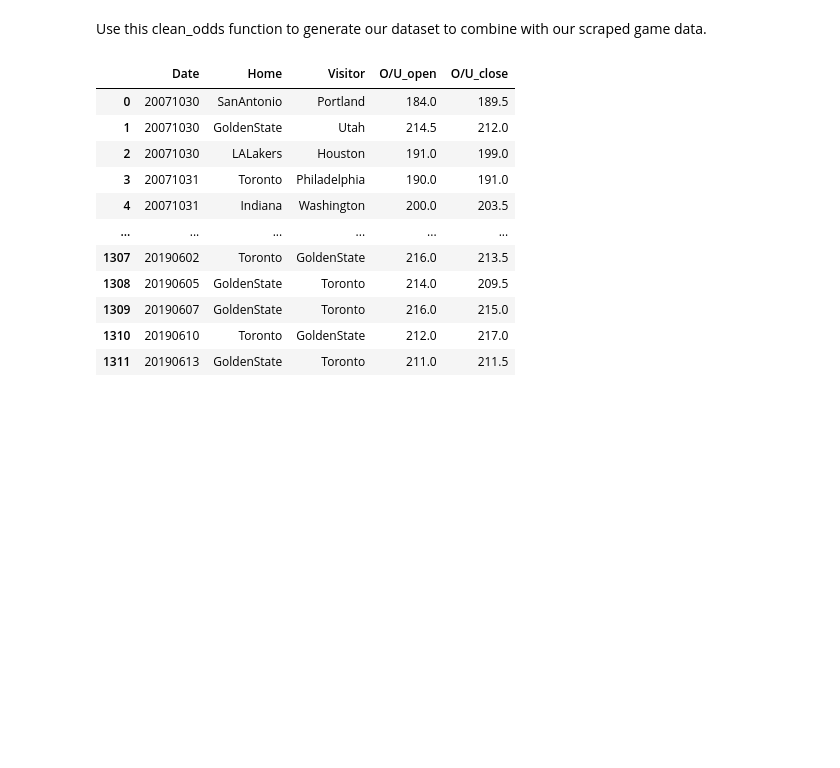
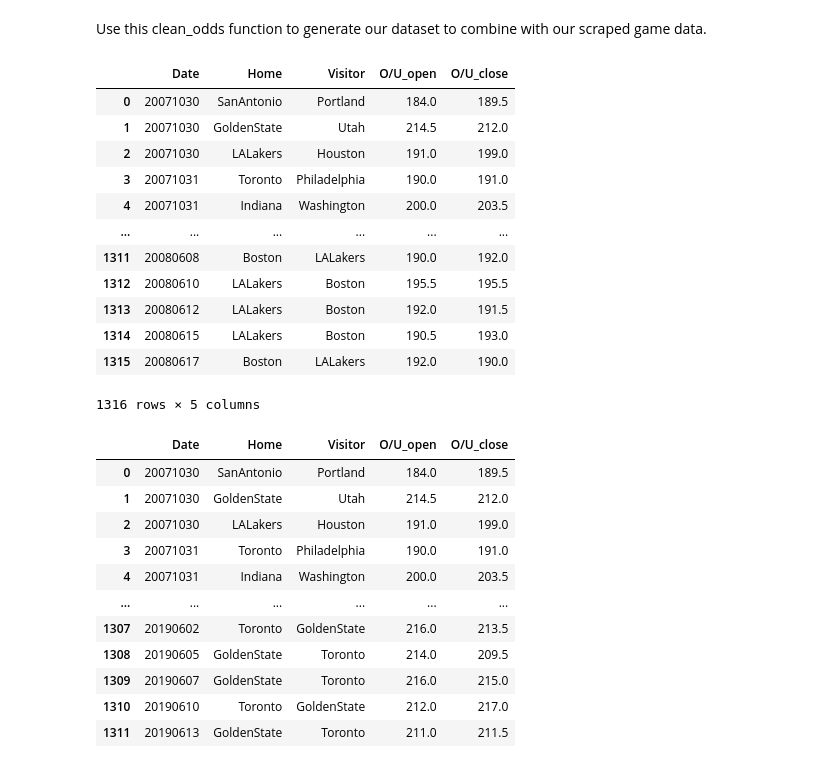
Before and after one commit to jseemayer2/NBA-Over-Under-Predictor, a Jupyter notebook: Data Cleaning.ipynb, the cells around one changed output. Drawn from its saved outputs; the diff is of its cells as text; code cells hidden in the pictures; blank space fills up the shorter version.

```diff
--- a/Data Cleaning.ipynb
+++ b/Data Cleaning.ipynb
@@ -94,6 +94,22 @@ def clean_odds(file):
 Use this clean_odds function to generate our dataset to combine with our scraped game data.
 # %%
 totals = pd.concat([clean_odds(f) for f in files])
+# %%
+totals[:1316]
+# %% [output]
+|  | Date | Home | Visitor | O/U_open | O/U_close |
+| 0 | 20071030 | SanAntonio | Portland | 184.0 | 189.5 |
+| 1 | 20071030 | GoldenState | Utah | 214.5 | 212.0 |
+| 2 | 20071030 | LALakers | Houston | 191.0 | 199.0 |
+| 3 | 20071031 | Toronto | Philadelphia | 190.0 | 191.0 |
+| 4 | 20071031 | Indiana | Washington | 200.0 | 203.5 |
+| ... | ... | ... | ... | ... | ... |
+| 1311 | 20080608 | Boston | LALakers | 190.0 | 192.0 |
+| 1312 | 20080610 | LALakers | Boston | 195.5 | 195.5 |
+| 1313 | 20080612 | LALakers | Boston | 192.0 | 191.5 |
+| 1314 | 20080615 | LALakers | Boston | 190.5 | 193.0 |
+| 1315 | 20080617 | Boston | LALakers | 192.0 | 190.0 |
+1316 rows × 5 columns
 # %%
 totals
 # %% [output]
```
